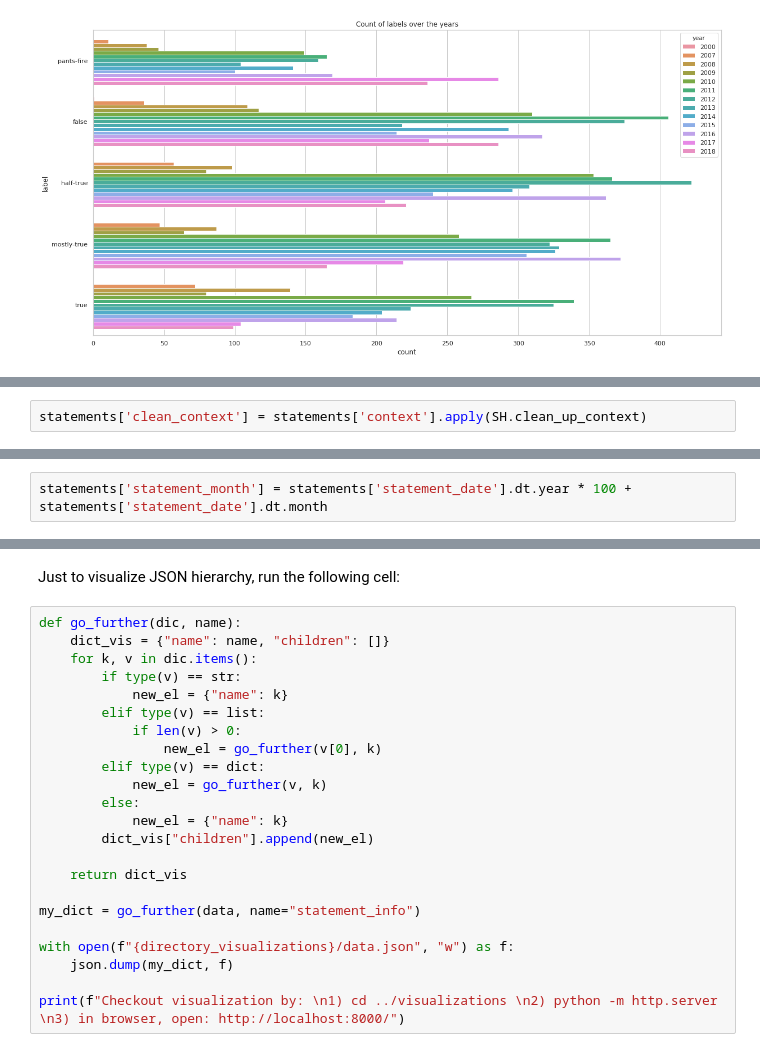
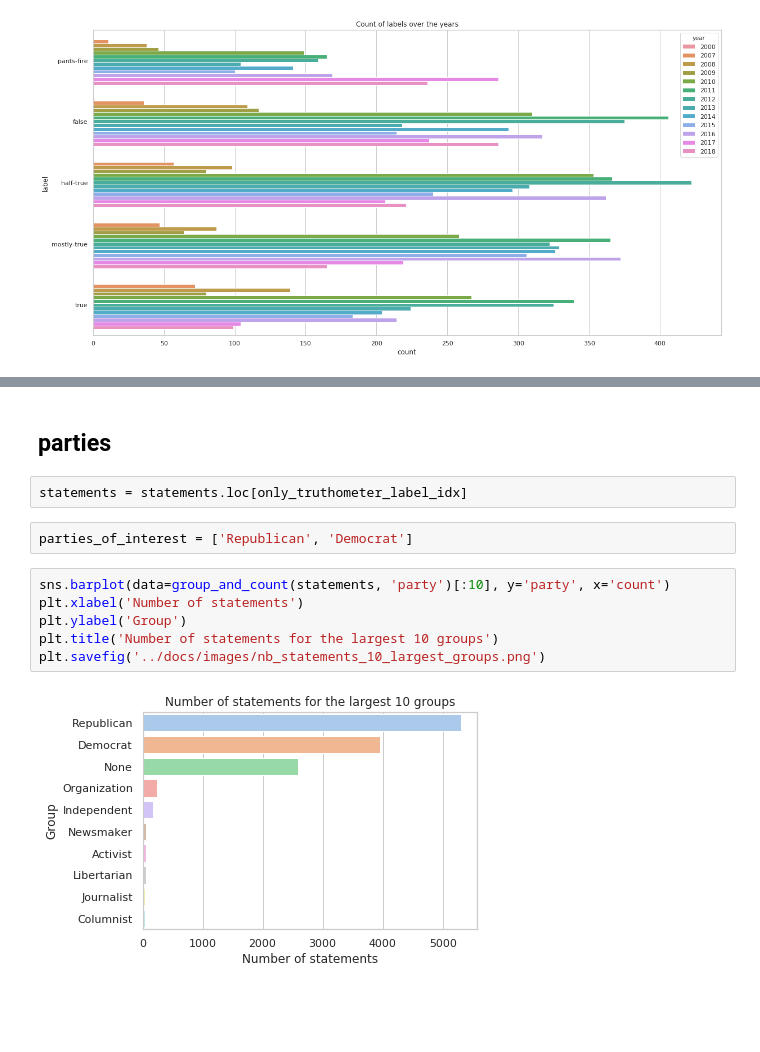
Before and after one commit to ExploringLies/lies-have-short-legs, a Jupyter notebook: notebooks/bias_estimation.ipynb, the cells around one changed output, grey strips where cells are left out. Saved outputs shown, nothing was run; the diff lists cells and outputs as text; blank space fills up the shorter version.

```diff
--- a/notebooks/bias_estimation.ipynb
+++ b/notebooks/bias_estimation.ipynb
@@ -142,2 +129,0 @@ and these classes can have overlap...
-# %%
-statements['clean_context'] = statements['context'].apply(SH.clean_up_context)
@@ -536,2 +129,0 @@ dtype: object
-# %%
-statements['statement_month'] = statements['statement_date'].dt.year * 100 + statements['statement_date'].dt.month
@@ -990,25 +130,14 @@ with open(f"{directory_statements}/{int(sid)}.json", "r") as f:
-# %% [markdown]
-Just to visualize JSON hierarchy, run the following cell:
-# %%
-def go_further(dic, name):
-    dict_vis = {"name": name, "children": []}
-    for k, v in dic.items():
-        if type(v) == str:
-            new_el = {"name": k}
-        elif type(v) == list:
-            if len(v) > 0:
-                new_el = go_further(v[0], k)
-        elif type(v) == dict:
-            new_el = go_further(v, k)
-        else:
-            new_el = {"name": k}
-        dict_vis["children"].append(new_el)
-
-    return dict_vis
-
-my_dict = go_further(data, name="statement_info")
-
-with open(f"{directory_visualizations}/data.json", "w") as f:
-    json.dump(my_dict, f)
-
-print(f"Checkout visualization by: \n1) cd ../visualizations \n2) python -m http.server \n3) in browser, open: http://localhost:8000/")
+# %% [markdown]
+## parties
+# %%
+statements = statements.loc[only_truthometer_label_idx]
+# %%
+parties_of_interest = ['Republican', 'Democrat']
+# %%
+sns.barplot(data=group_and_count(statements, 'party')[:10], y='party', x='count')
+plt.xlabel('Number of statements')
+plt.ylabel('Group')
+plt.title('Number of statements for the largest 10 groups')
+plt.savefig('../docs/images/nb_statements_10_largest_groups.png')
+# %% [output]
+[figure, added]
```
Also changed, not shown: parts of 100 cells of this notebook, 6 other files.
